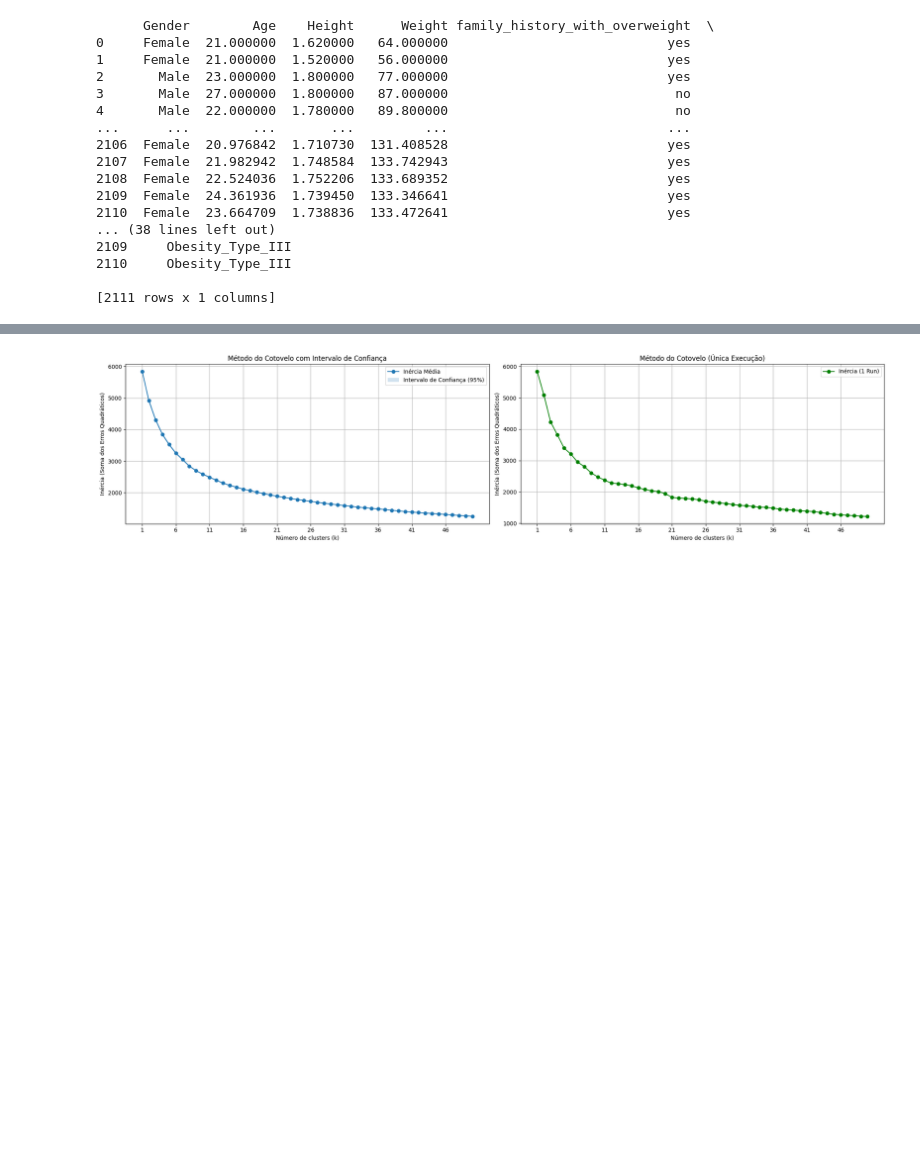
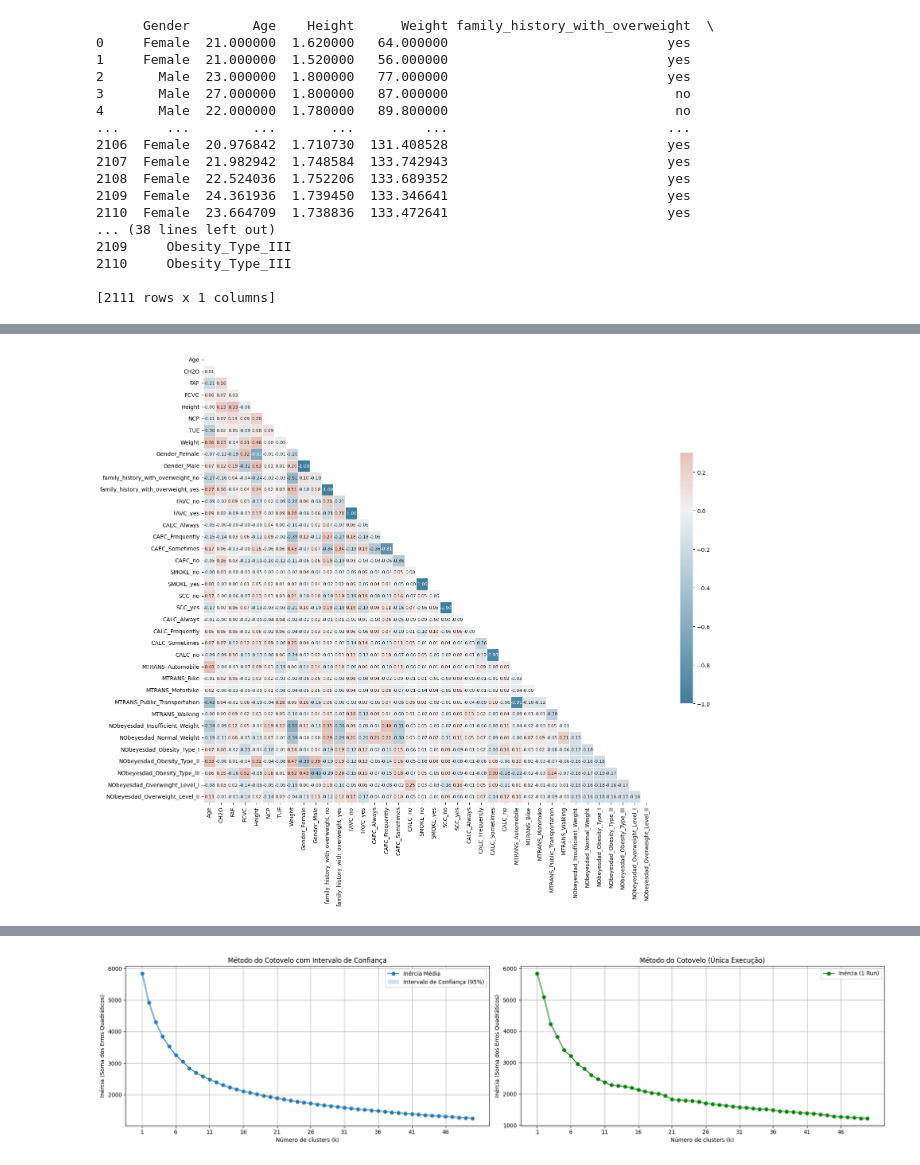
Before and after one commit to isadoravrx/k_means, a Jupyter notebook: exploratory.ipynb, the cells around one changed output, grey strips where cells are left out. Drawn from its saved outputs; the diff is of its cells as text; code cells hidden in the pictures; blank space fills up the shorter version.

Commit message:
Added : adding heatmap, capturing columns after transformation and organizing figures

```diff
--- a/exploratory.ipynb
+++ b/exploratory.ipynb
@@ -35,12 +57,13 @@ print(y)
 # %%
+
 columns_cat = ['Gender', 'family_history_with_overweight', 'FAVC', 'CAEC', 'SMOKE', 'SCC' , 'CALC', 'MTRANS']
 columns_num = X.columns.difference(columns_cat).difference(['NObeyesdad'])
 
 
 tranformer_x = CompositeTranformer( numeric_features=columns_num, categorical_features=columns_cat)
 
-X = tranformer_x.transform(X)
+X_transformed = tranformer_x.transform(X)
 
 
 transformer_y = CompositeTranformer(numeric_features=[], categorical_features=['NObeyesdad'])
-y = transformer_y.transform(y)
+y_transformed = transformer_y.transform(y)
@@ -46,0 +81,15 @@ y = transformer_y.transform(y)
+# %%
+
+encoder_x = tranformer_x.encoder.transformers_[1][1].encoder
+encoder_x.fit(X[columns_cat])
+categorical_feature_names_x = encoder_x.get_feature_names_out()
+X_columns_transformed = list(columns_num) + list(categorical_feature_names_x)
+
+encoder_y = transformer_y.encoder.transformers_[1][1].encoder
+encoder_y.fit(y)
+categorical_feature_names_y = encoder_y.get_feature_names_out()
+y_columns_transformed = list(categorical_feature_names_y)
+
+# Imprimindo os nomes das colunas transformadas
+print(X_columns_transformed)
+print(y_columns_transformed)
@@ -46,0 +104,48 @@ y = transformer_y.transform(y)
+# %%
+import pandas as pd
+import seaborn as sns
+import os
+import pandas as pd
+
+
+if not os.path.exists('results'):
+    os.makedirs('results')
+
+X_df = pd.DataFrame(X_transformed, columns = X_columns_transformed)
+y_df = pd.DataFrame(y_transformed, columns = y_columns_transformed)
+
+data = pd.concat([X_df, y_df], axis=1)
+
+corr = data.corr(method='spearman')
+
+mask = np.triu(np.ones_like(corr, dtype=bool))
+
+plt.figure(figsize=(17, 15))
+
+cmap = sns.diverging_palette(230, 20, as_cmap=True)
+
+heatmap = sns.heatmap(
+    corr,
+    mask=mask,
+    cmap=cmap,
+    vmax=0.3,
+    center=0,
+    square=True,
+    linewidths=0.5,
+    cbar_kws={"shrink": 0.5},
+    annot=True,
+    fmt=".2f",
+    annot_kws={"size": 8},
+    xticklabels=corr.columns,
+    yticklabels=corr.columns
+)
+
+heatmap.set_xticklabels(heatmap.get_xticklabels(), fontsize=10)
+heatmap.set_yticklabels(heatmap.get_yticklabels(), fontsize=10)
+
+plt.tight_layout()
+plt.savefig('results/heatmap.png', dpi=300, bbox_inches='tight')
+plt.show()
+plt.close()
+# %% [output]
+[figure, added]
```
Also changed, not shown: parts of 9 cells of this notebook, 5 other files.
